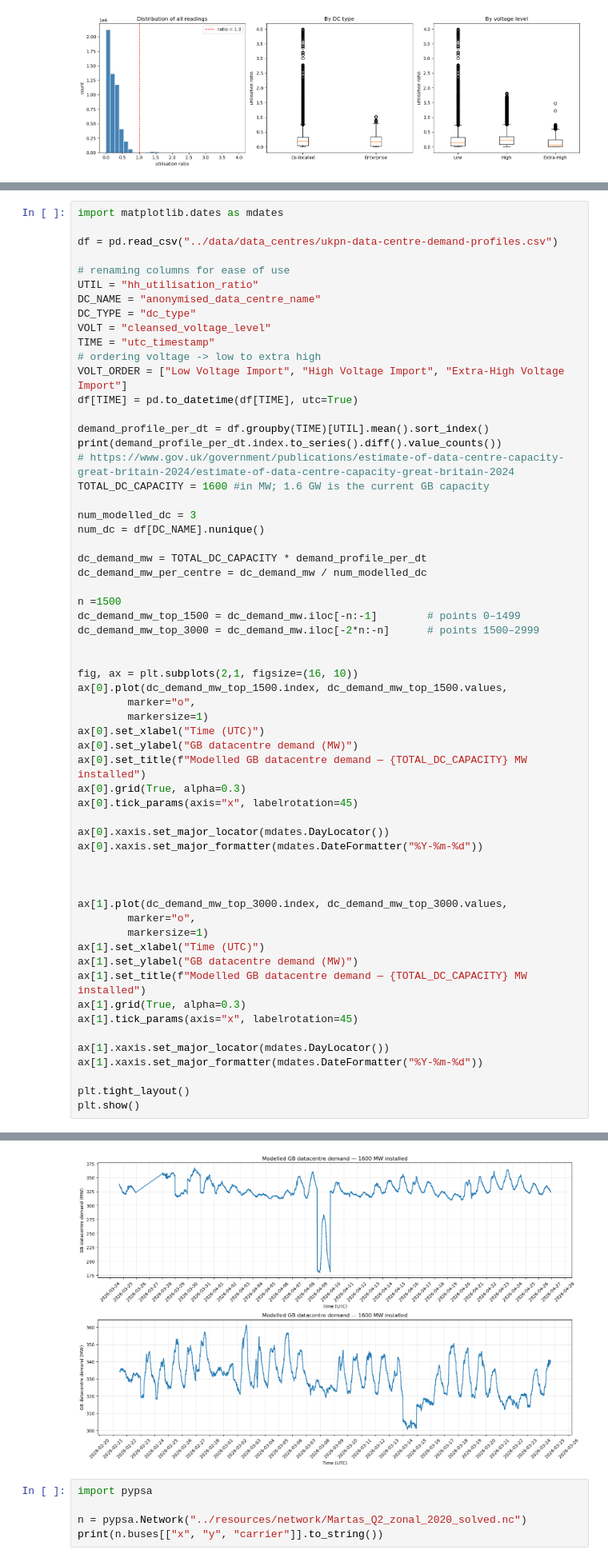
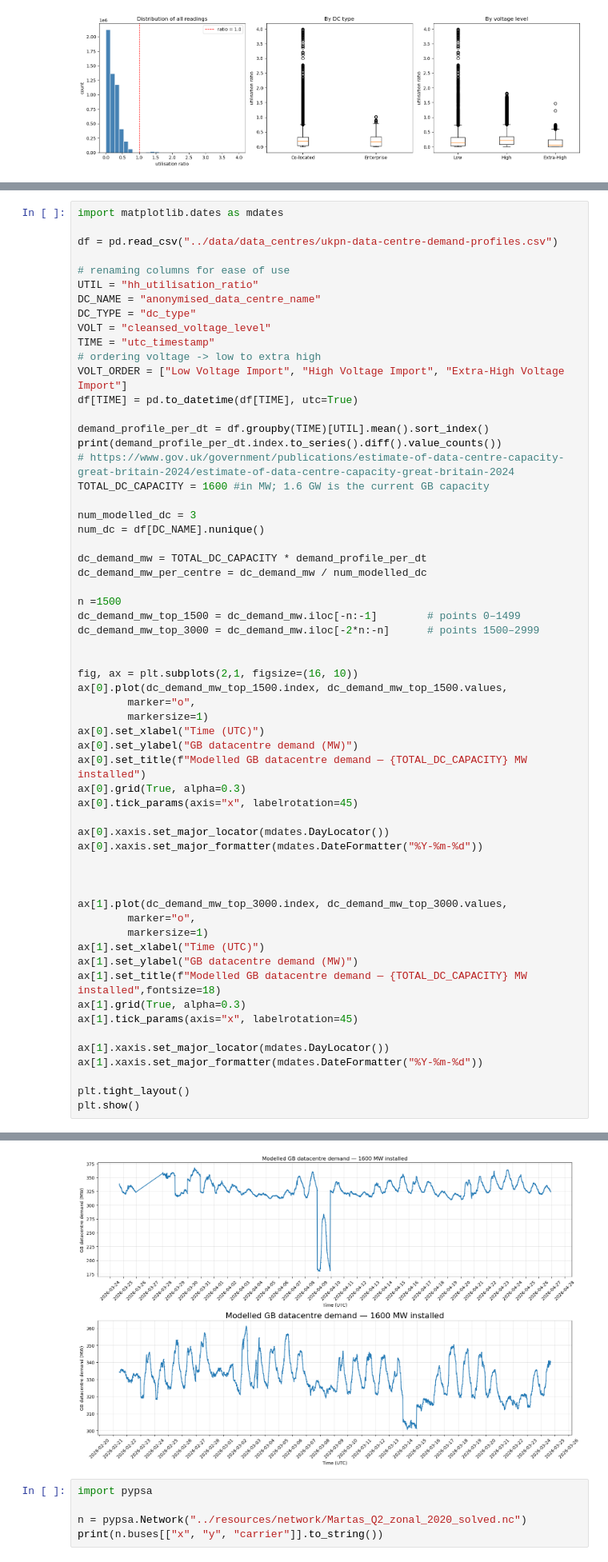
Before and after one commit to marta-uoe/PyPSA-GB-datacentres, a Jupyter notebook: notebooks/Martas_tests.ipynb, the cells around one changed output, grey strips where cells are left out. Shown at 80% size. Saved outputs shown, nothing was run; the diff lists cells and outputs as text.

```diff
--- a/notebooks/Martas_tests.ipynb
+++ b/notebooks/Martas_tests.ipynb
@@ -204,35 +205,35 @@ ax[0].set_xlabel("Time (UTC)")
 ax[0].set_ylabel("GB datacentre demand (MW)")
 ax[0].set_title(f"Modelled GB datacentre demand — {TOTAL_DC_CAPACITY} MW installed")
 ax[0].grid(True, alpha=0.3)
 ax[0].tick_params(axis="x", labelrotation=45)
 
 ax[0].xaxis.set_major_locator(mdates.DayLocator())
 ax[0].xaxis.set_major_formatter(mdates.DateFormatter("%Y-%m-%d"))
 
 
 
 ax[1].plot(dc_demand_mw_top_3000.index, dc_demand_mw_top_3000.values,
         marker="o",
         markersize=1)
 ax[1].set_xlabel("Time (UTC)")
 ax[1].set_ylabel("GB datacentre demand (MW)")
-ax[1].set_title(f"Modelled GB datacentre demand — {TOTAL_DC_CAPACITY} MW installed")
+ax[1].set_title(f"Modelled GB datacentre demand — {TOTAL_DC_CAPACITY} MW installed",fontsize=18)
 ax[1].grid(True, alpha=0.3)
 ax[1].tick_params(axis="x", labelrotation=45)
 
 ax[1].xaxis.set_major_locator(mdates.DayLocator())
 ax[1].xaxis.set_major_formatter(mdates.DateFormatter("%Y-%m-%d"))
 
 plt.tight_layout()
 plt.show()
 # %% [output]
 utc_timestamp
 0 days 00:30:00    57784
 1 days 00:30:00        3
 3 days 00:30:00        1
 2 days 00:30:00        1
 Name: count, dtype: int64
-[figure, old version]
+[figure, new version]
 # %%
 import pypsa
 
```
Also changed, not shown: parts of 20 cells of this notebook, 1 other file.
